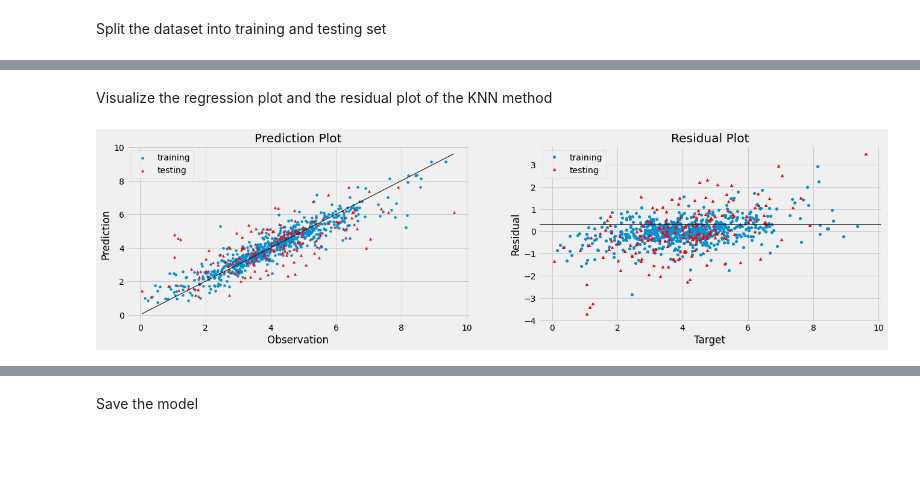
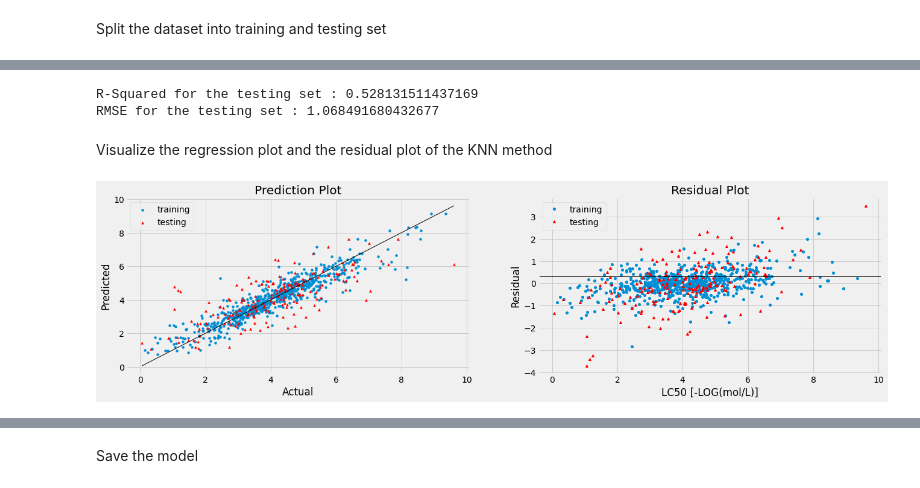
Before and after one commit to trizkynoviandy/qsar-fish-toxicity, a Jupyter notebook: qsar_fish_toxicity.ipynb, the cells around one changed output, grey strips where cells are left out. Drawn from its saved outputs; the diff is of its cells as text; code cells hidden in the pictures; blank space fills up the shorter version.

```diff
--- a/qsar_fish_toxicity.ipynb
+++ b/qsar_fish_toxicity.ipynb
@@ -115,11 +97,9 @@ Create the nonlinear model using the KNN
 # %%
 knn_result = []
-for n in range (2,9):
-    knn = KNeighborsRegressor(n_neighbors=n)
+
+for k in range (2, 10):
+    knn = KNeighborsRegressor(n_neighbors=k)
     knn.fit(x_train, y_train)
     knn_result.append(knn.score(x_train, y_train))
-
-best_n = knn_result.index(max(knn_result)) + 2
-
-print('The best k value : {} with R-Squared : {}'.format(best_n, max(knn_result)))
+    print('R-Squared for k = {} : {}'.format(k, knn.score(x_train, y_train)))
 # %% [output]
@@ -136,9 +127,8 @@ plt.show()
 # %%
 knn = KNeighborsRegressor(n_neighbors=2).fit(x_train,y_train)
-knn_train_pred = knn.predict(x_train)
-knn_test_pred = knn.predict(x_test)
+knn_training_pred = knn.predict(x_train)
+knn_training_rsq = knn.score(x_train,y_train)
+knn_training_rmse = np.sqrt(mean_squared_error(y_train, knn_training_pred))
 
-knn_rsq = knn.score(x_train,y_train)
-knn_test_rsq = knn.score(x_test,y_test)
-knn_rmse = np.sqrt(mean_squared_error(y_train, knn_train_pred))
-knn_test_rmse = np.sqrt(mean_squared_error(y_test, knn_test_pred))
+print('R-Squared for the training set :', knn_training_rsq)
+print('RMSE for the training set :', knn_training_rmse)
@@ -160,29 +140,39 @@ From the results of the evaluation that has been done, it is known that the KNN
+# %%
+knn_testing_pred = knn.predict(x_test)
+knn_testing_rsq = knn.score(x_test,y_test)
+knn_testing_rmse = np.sqrt(mean_squared_error(y_test, knn_testing_pred))
+
+print('R-Squared for the testing set :', knn_testing_rsq)
+print('RMSE for the testing set :', knn_testing_rmse)
+# %% [output]
+R-Squared for the testing set : 0.528131511437169
+RMSE for the testing set : 1.068491680432677
 # %% [markdown]
 Visualize the regression plot and the residual plot of the KNN method
 # %%
-residual_train = y_train - knn_train_pred
-residual_test = y_test - knn_test_pred
+residual_train = y_train - knn_training_pred
+residual_test = y_test - knn_testing_pred
 
 fig=plt.figure(figsize=(20,5))
 
 ax1=plt.subplot(1,2,1)
-ax1.scatter(y_train, knn_train_pred, s=15, label='training')
-ax1.scatter(y_test, knn_test_pred, marker='^', s=15, c='r', label='testing')
+ax1.scatter(y_train, knn_training_pred, s=15, label='training')
+ax1.scatter(y_test, knn_testing_pred, marker='^', s=15, c='r', label='testing')
 ax1.plot([y.min(), y.max()], [y.min(), y.max()], 'k', lw=1)
 ax1.set_title('Prediction Plot')
-ax1.set_xlabel('Observation')
-ax1.set_ylabel('Prediction')
+ax1.set_xlabel('Actual')
+ax1.set_ylabel('Predicted')
 ax1.legend()
 
 ax2=plt.subplot(1,2,2)
 ax2.plot(y_train, residual_train, 'o', markersize= 4, label='training')
 ax2.plot(y_test, residual_test, '^', c='red', markersize= 4, label='testing')
 ax2.axhline(y=0.3, linewidth= 1, linestyle='-', c='black')
 ax2.legend()
 ax2.set_title('Residual Plot')
-ax2.set_xlabel('Target')
+ax2.set_xlabel('LC50 [-LOG(mol/L)]')
 ax2.set_ylabel('Residual')
 
 plt.show()
 # %% [output]
-[figure, old version]
+[figure, new version]
```
Also changed, not shown: parts of 19 cells of this notebook, 1 other file.
